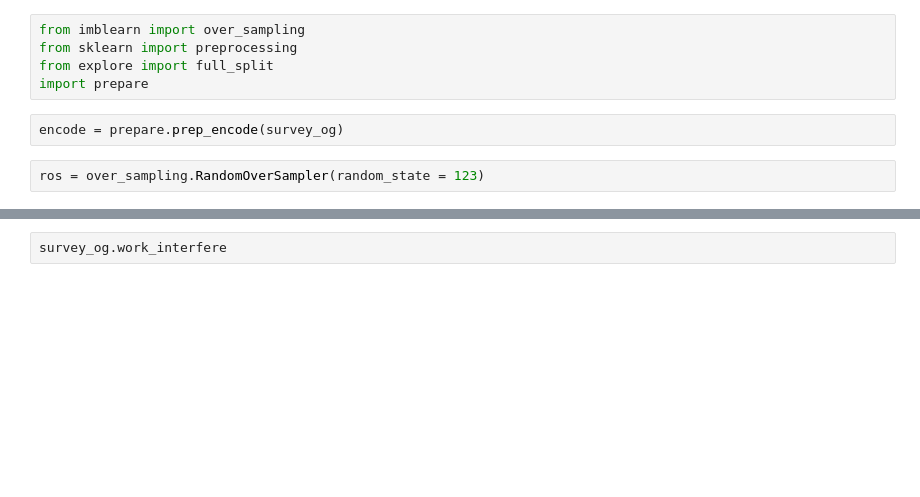
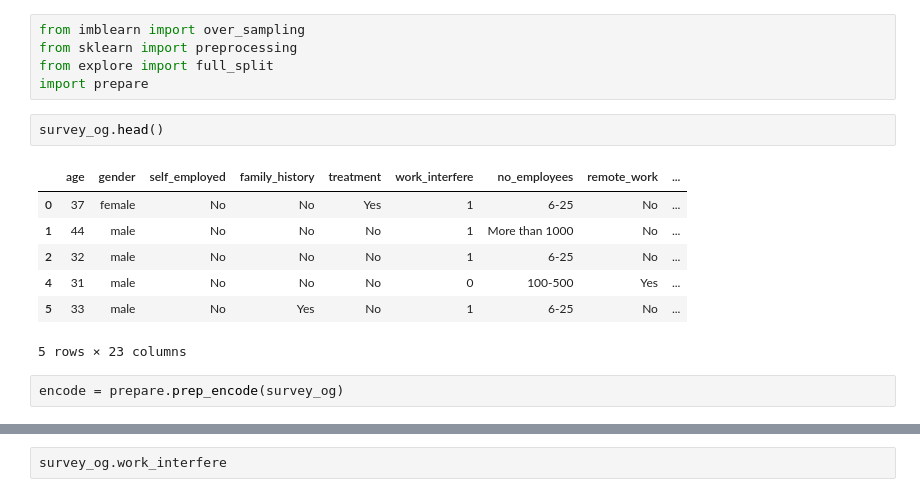
Before and after one commit to Mental-Health-In-Tech/tech-blues-capstone, a Jupyter notebook: parkers_notebook.ipynb, the cells around one changed output, grey strips where cells are left out. Drawn from its saved outputs; the diff is of its cells as text; blank space fills up the shorter version.

```diff
--- a/parkers_notebook.ipynb
+++ b/parkers_notebook.ipynb
@@ -347,7 +333,15 @@ from imblearn import over_sampling
 from sklearn import preprocessing
 from explore import full_split
 import prepare
+# %%
+survey_og.head()
+# %% [output]
+|  | age | gender | self_employed | family_history | treatment | work_interfere | no_employees | remote_work | ... |
+| 0 | 37 | female | No | No | Yes | 1 | 6-25 | No | ... |
+| 1 | 44 | male | No | No | No | 1 | More than 1000 | No | ... |
+| 2 | 32 | male | No | No | No | 1 | 6-25 | No | ... |
+| 4 | 31 | male | No | No | No | 0 | 100-500 | Yes | ... |
+| 5 | 33 | male | No | Yes | No | 1 | 6-25 | No | ... |
+5 rows × 23 columns
 # %%
 encode = prepare.prep_encode(survey_og)
-# %%
-ros = over_sampling.RandomOverSampler(random_state = 123)
```
Also changed, not shown: parts of 42 cells of this notebook.
